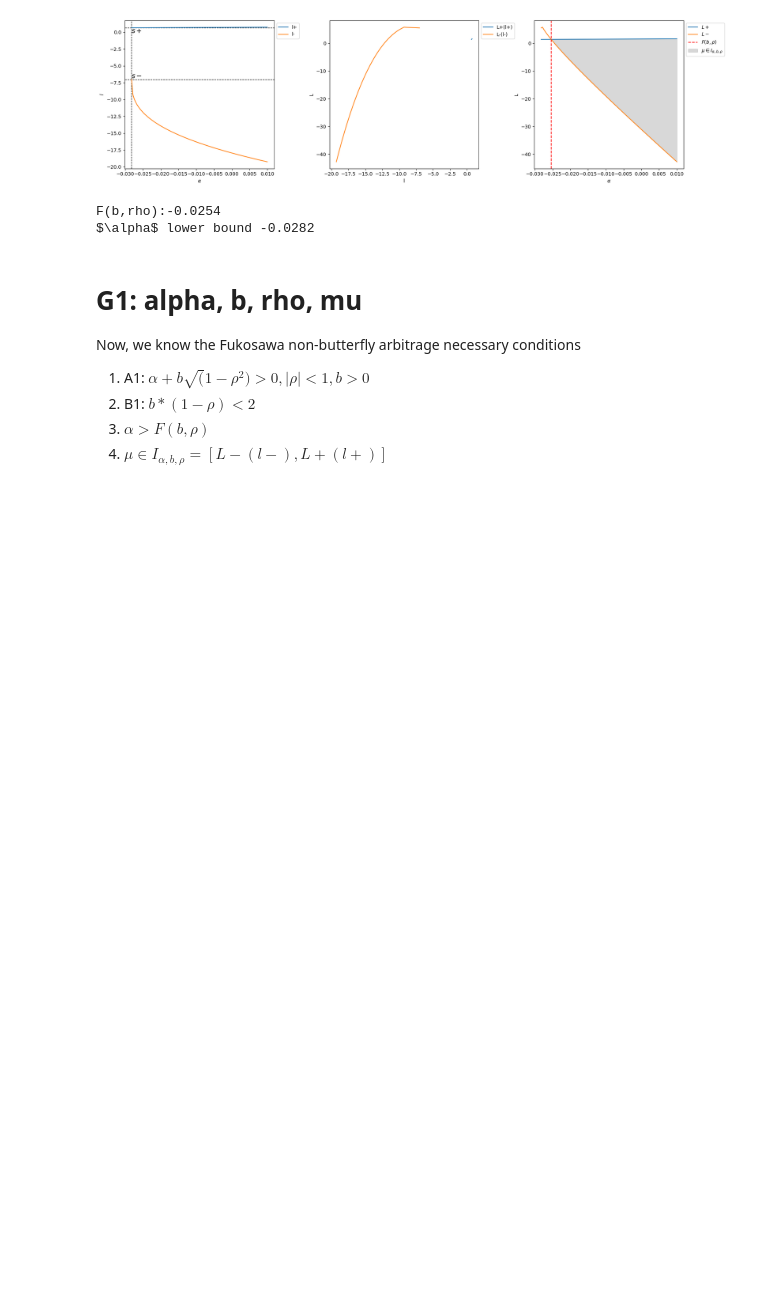
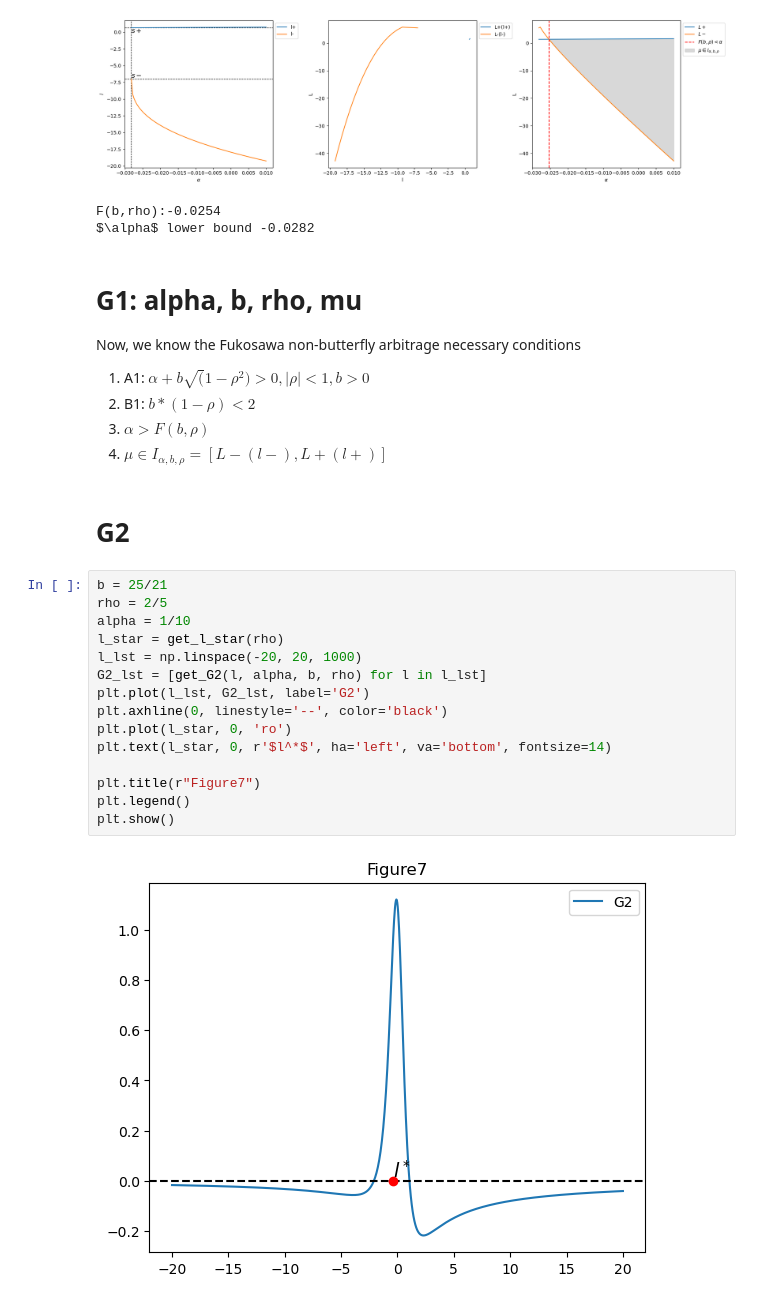
Before and after one commit to atanasio528/RRT, a Jupyter notebook: SVI/SVI version 4.ipynb, the cells around one changed output. Drawn from its saved outputs; the diff is of its cells as text; blank space fills up the shorter version.

```diff
--- a/SVI/SVI version 4.ipynb
+++ b/SVI/SVI version 4.ipynb
@@ -451,3 +449,22 @@ Now, we know the Fukosawa non-butterfly arbitrage necessary conditions
 2. B1: $b * (1 - \rho) < 2$
 3. $\alpha > F(b,\rho)$
 4. $\mu \in I_{\alpha, b, \rho} = [L-(l-), L+(l+)]$
+# %% [markdown]
+# G2
+# %%
+b = 25/21
+rho = 2/5
+alpha = 1/10
+l_star = get_l_star(rho)
+l_lst = np.linspace(-20, 20, 1000)
+G2_lst = [get_G2(l, alpha, b, rho) for l in l_lst]
+plt.plot(l_lst, G2_lst, label='G2')
+plt.axhline(0, linestyle='--', color='black')
+plt.plot(l_star, 0, 'ro')
+plt.text(l_star, 0, r'$l^*$', ha='left', va='bottom', fontsize=14)
+
+plt.title(r"Figure7")
+plt.legend()
+plt.show()
+# %% [output]
+[figure, added]
```
Also changed, not shown: parts of 3 cells of this notebook, 5 other files.
